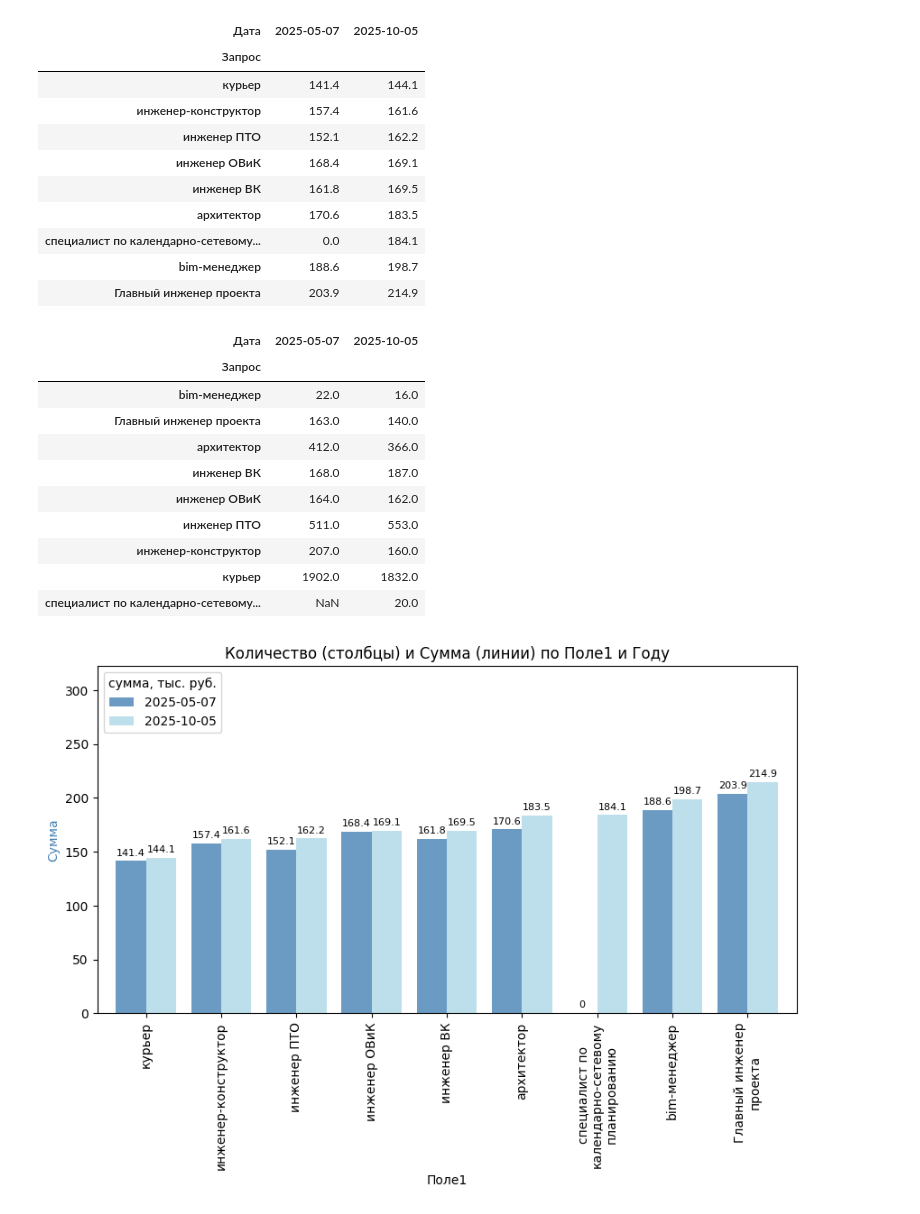
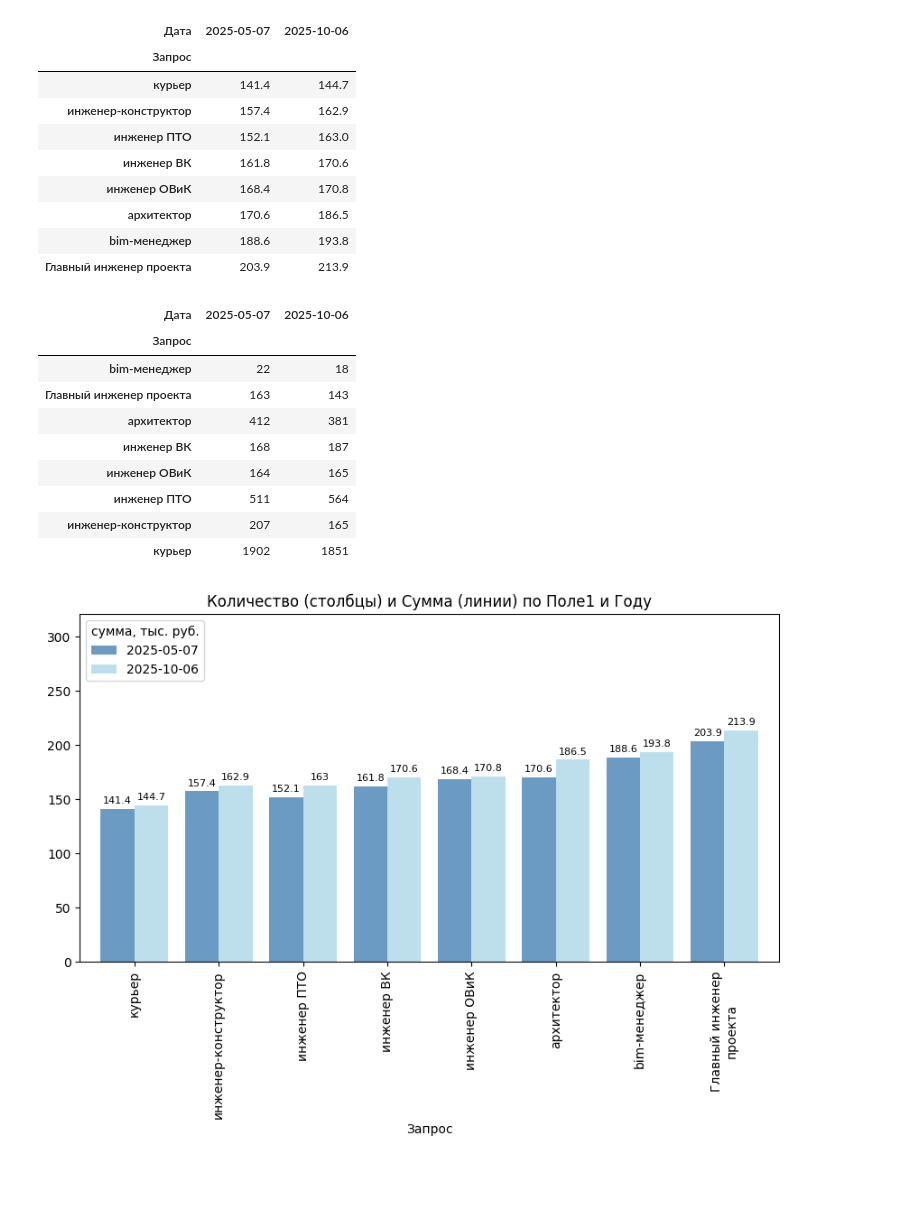
Before and after one commit to i-savelev/hh_parser, a Jupyter notebook: hh.ipynb, the cells around one changed output. Saved outputs shown, nothing was run; the diff lists cells and outputs as text; code cells hidden in the pictures; blank space fills up the shorter version.

```diff
--- a/hh.ipynb
+++ b/hh.ipynb
@@ -20,7 +20,7 @@ current_date_time = datetime.now().strftime("%Y-%m-%d")
 df = get_vacancies_df_from_dict(vacancies_dict, [1, 2])
 df.to_excel(f'reports/excel/Вакансии_{current_date_time}.xlsx', index=False)
 # %%
-df = pd.read_excel('reports/excel/Вакансии_2025-10-05.xlsx')
+df = pd.read_excel('reports/excel/Вакансии_2025-10-06.xlsx')
 df_old = pd.read_excel('reports/excel/Вакансии_2025-05-07.xlsx')
 # %%
 concat_df = pd.concat([df, df_old], ignore_index=True)
@@ -53,7 +53,7 @@ pivot_df_mean_salary = _concat_df.pivot_table(
     columns=['Дата'],
     values="ЗП",
     aggfunc='mean'
-    ).round(1).sort_values('2025-10-05').fillna(0)
+    ).round(1).sort_values('2025-10-06').fillna(0)
 
 pivot_df_count = _concat_df.pivot_table(
     index='Запрос',
@@ -66,60 +66,48 @@ display(pivot_df_mean_salary)
 
 display(pivot_df_count)
 # %% [output]
-| Дата | 2025-05-07 | 2025-10-05 |
+| Дата | 2025-05-07 | 2025-10-06 |
 | Запрос |  |  |
-| курьер | 141.4 | 144.1 |
-| инженер-конструктор | 157.4 | 161.6 |
-| инженер ПТО | 152.1 | 162.2 |
-| инженер ОВиК | 168.4 | 169.1 |
-| инженер ВК | 161.8 | 169.5 |
-| архитектор | 170.6 | 183.5 |
-| специалист по календарно-сетевому... | 0.0 | 184.1 |
-| bim-менеджер | 188.6 | 198.7 |
-| Главный инженер проекта | 203.9 | 214.9 |
+| курьер | 141.4 | 144.7 |
+| инженер-конструктор | 157.4 | 162.9 |
+| инженер ПТО | 152.1 | 163.0 |
+| инженер ВК | 161.8 | 170.6 |
+| инженер ОВиК | 168.4 | 170.8 |
+| архитектор | 170.6 | 186.5 |
+| bim-менеджер | 188.6 | 193.8 |
+| Главный инженер проекта | 203.9 | 213.9 |
-| Дата | 2025-05-07 | 2025-10-05 |
+| Дата | 2025-05-07 | 2025-10-06 |
 | Запрос |  |  |
-| bim-менеджер | 22.0 | 16.0 |
-| Главный инженер проекта | 163.0 | 140.0 |
-| архитектор | 412.0 | 366.0 |
-| инженер ВК | 168.0 | 187.0 |
-| инженер ОВиК | 164.0 | 162.0 |
-| инженер ПТО | 511.0 | 553.0 |
-| инженер-конструктор | 207.0 | 160.0 |
-| курьер | 1902.0 | 1832.0 |
-| специалист по календарно-сетевому... | NaN | 20.0 |
+| bim-менеджер | 22 | 18 |
+| Главный инженер проекта | 163 | 143 |
+| архитектор | 412 | 381 |
+| инженер ВК | 168 | 187 |
+| инженер ОВиК | 164 | 165 |
+| инженер ПТО | 511 | 564 |
+| инженер-конструктор | 207 | 165 |
+| курьер | 1902 | 1851 |
 # %%
 # Столбцы для 'Количество'
-ax1 = pivot_df_mean_salary.plot(kind='bar', color=['steelblue', 'lightblue'], width=0.8, alpha=0.8, figsize=(10, 5))
-
-# Подписи значений над столбцами
+ax1 = pivot_df_mean_salary.plot(
+    kind='bar',
+    color=['steelblue', 'lightblue'],
+    width=0.8,
+    alpha=0.8,
+    figsize=(10, 5)
+    )
 for container in ax1.containers:
     ax1.bar_label(container, label_type='edge', padding=3, fontsize = 8)
 
-# Легенды. Тут нужно явно их создать, иначе они могут накладываться
-legend1 = ax1.legend(title='сумма, тыс. руб.', loc='upper left')
-
-# Ограничение высоты графиков для размещения легенды
+ax1.legend(title='сумма, тыс. руб.', loc='upper left')
 max_qty = pivot_df_mean_salary.values.max()
 ax1.set_ylim(0, max_qty * 1.5)  # +25% сверху
 max_sum = pivot_df_count.values.max()
-# Настройка оформления
-ax1.set_xlabel('Поле1')
-ax1.set_ylabel('Сумма', color='steelblue')
 plt.title('Количество (столбцы) и Сумма (линии) по Поле1 и Году')
-# ax1.set_xticklabels(ax1.get_xticklabels(), rotation=90) # поворот
-# Получаем текущие метки по оси X
 labels = [item.get_text() for item in ax1.get_xticklabels()]
-
-# Задаём максимальную длину строки (в символах)
-max_width = 20  # подберите под свой график
-
-# Автоматически переносим каждую метку
+max_width = 20
 wrapped_labels = ['\n'.join(textwrap.wrap(label, width=max_width)) for label in labels]
-
-# Устанавливаем новые метки
 ax1.set_xticklabels(wrapped_labels, rotation=90, ha='center')
 ax1.grid(False)
 plt.show()
 # %% [output]
-[figure, old version]
+[figure, new version]
```
Also changed, not shown: parts of 1 cell of this notebook.
